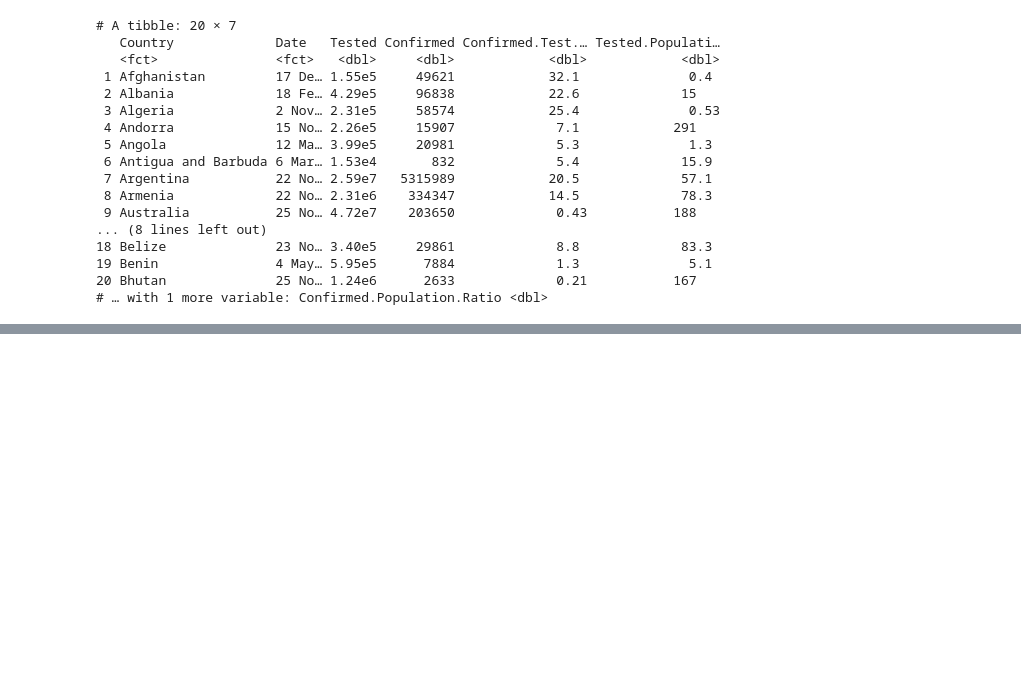
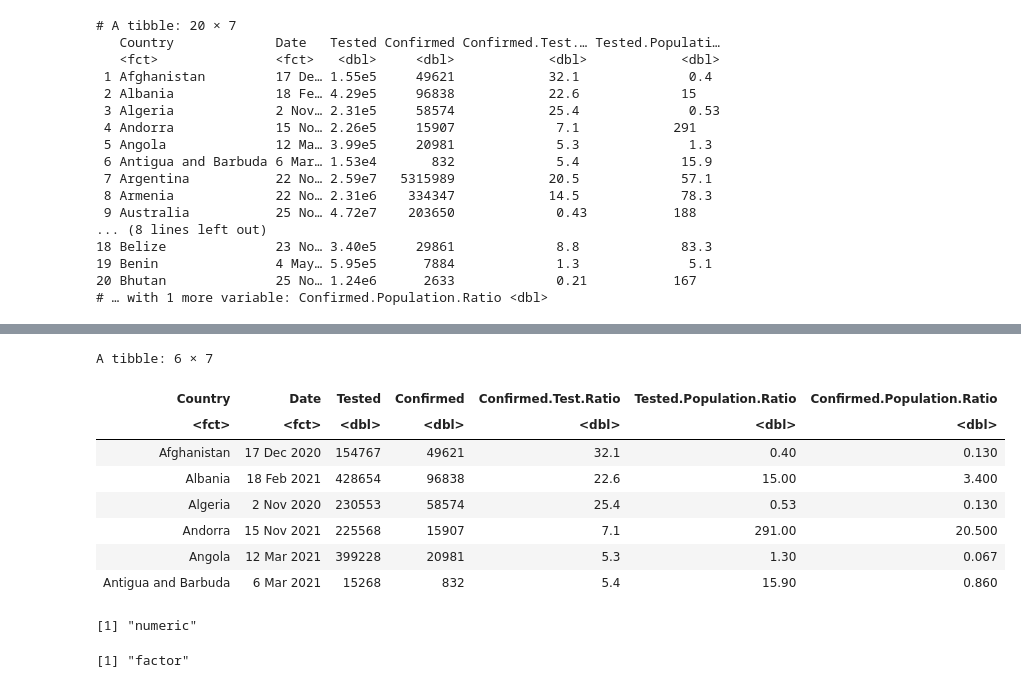
Before and after one commit to roblivesinottawa/covid19_data_analysis_R, a Jupyter notebook: main.ipynb, the cells around one changed output, grey strips where cells are left out. Cells and saved outputs as stored; diff of their text form; code cells hidden in the pictures; blank space fills up the shorter version.

```diff
--- a/main.ipynb
+++ b/main.ipynb
@@ -148,0 +169,18 @@ print(head(df, 20))
+# %%
+head(df)
+# %% [output]
+A tibble: 6 × 7
+| Country | Date | Tested | Confirmed | Confirmed.Test.Ratio | Tested.Population.Ratio | Confirmed.Population.Ratio |
+| <fct> | <fct> | <dbl> | <dbl> | <dbl> | <dbl> | <dbl> |
+| Afghanistan | 17 Dec 2020 | 154767 | 49621 | 32.1 | 0.40 | 0.130 |
+| Albania | 18 Feb 2021 | 428654 | 96838 | 22.6 | 15.00 | 3.400 |
+| Algeria | 2 Nov 2020 | 230553 | 58574 | 25.4 | 0.53 | 0.130 |
+| Andorra | 15 Nov 2021 | 225568 | 15907 | 7.1 | 291.00 | 20.500 |
+| Angola | 12 Mar 2021 | 399228 | 20981 | 5.3 | 1.30 | 0.067 |
+| Antigua and Barbuda | 6 Mar 2021 | 15268 | 832 | 5.4 | 15.90 | 0.860 |
+# %%
+class(df$Tested)
+class(df$Date)
+# %% [output]
+[1] "numeric"
+[1] "factor"
```
Also changed, not shown: parts of 31 cells of this notebook, 1 other file.
